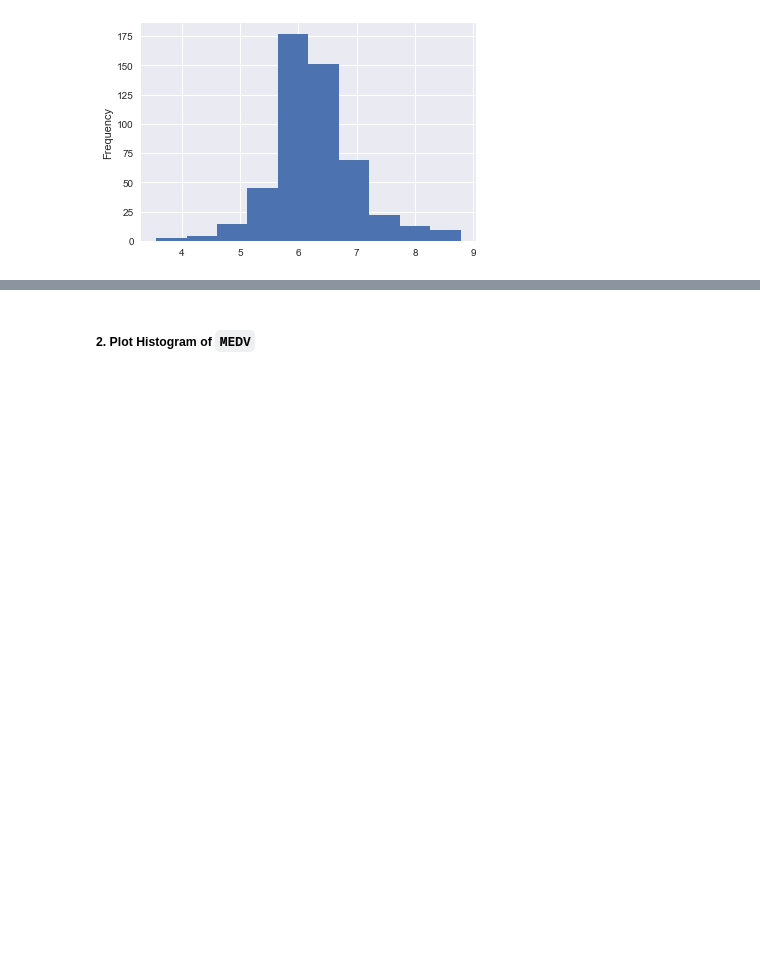
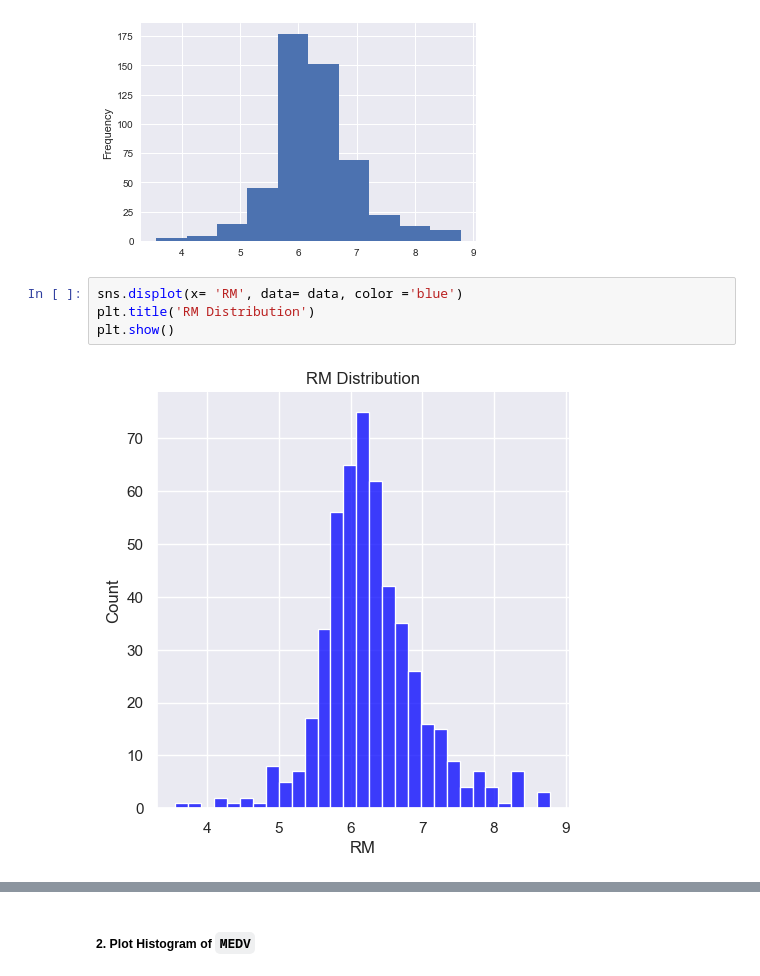
Before and after one commit to Brittles88/IOD, a Jupyter notebook: Module 2/LAB 2/IOD_Lab 2.2.2 - Answers.ipynb, the cells around one changed output, grey strips where cells are left out. Cells and saved outputs as stored; diff of their text form; blank space fills up the shorter version.

```diff
--- a/Module 2/LAB 2/IOD_Lab 2.2.2 - Answers.ipynb
+++ b/Module 2/LAB 2/IOD_Lab 2.2.2 - Answers.ipynb
@@ -64,3 +80,9 @@ RM = data['RM']
 RM.plot(kind='hist');
 # %% [output]
 [figure]
+# %%
+sns.displot(x= 'RM', data= data, color ='blue')
+plt.title('RM Distribution')
+plt.show()
+# %% [output]
+[figure, added]
```
Also changed, not shown: parts of 11 cells of this notebook, 28 other files.
